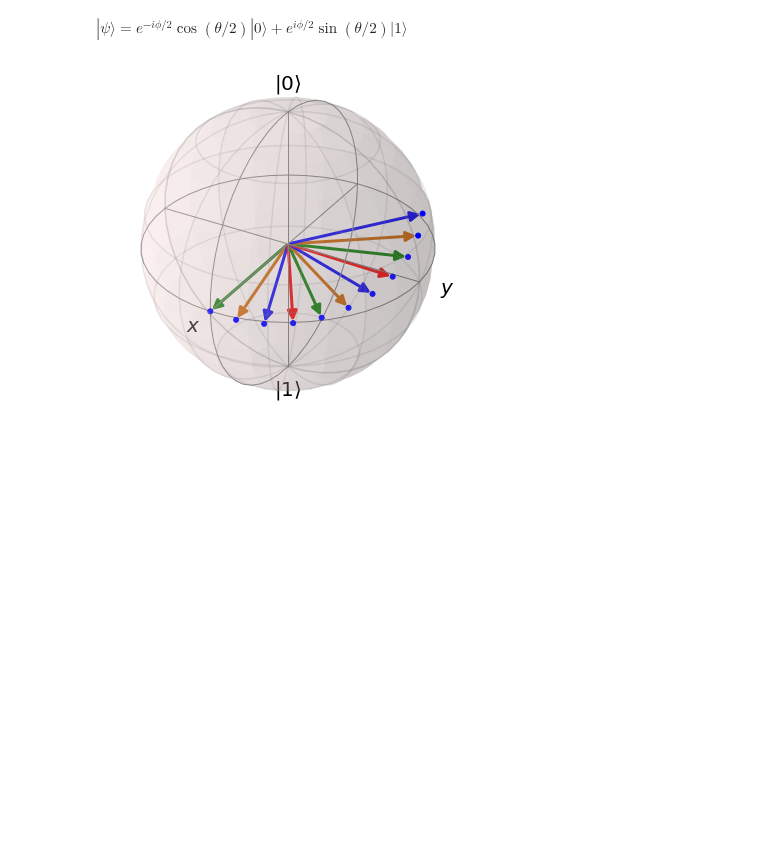
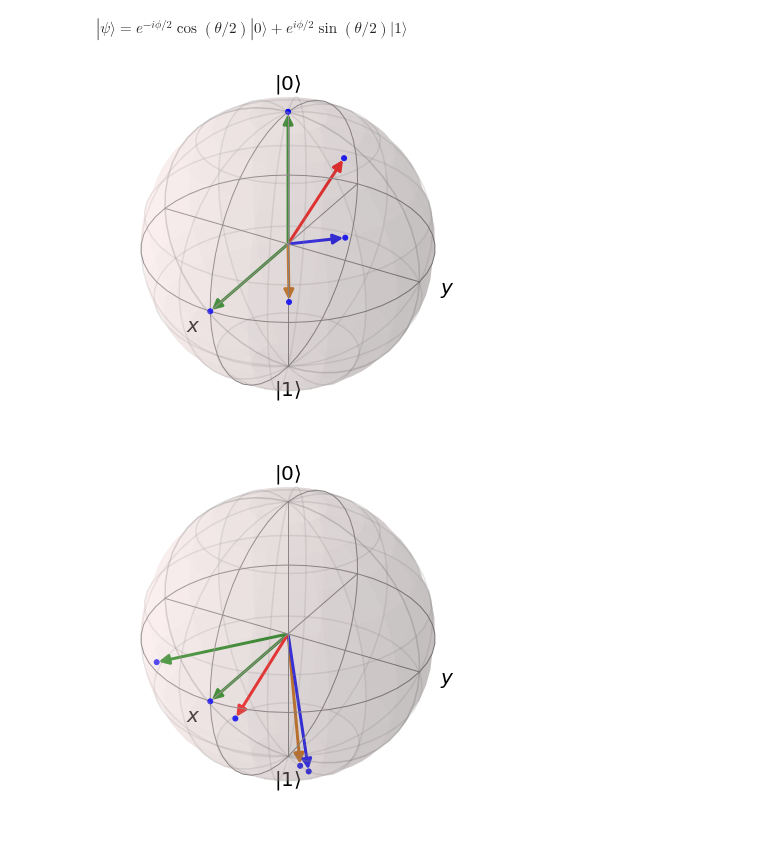
Before and after one commit to Sultanow/quantum, a Jupyter notebook: bloch_sphere/playground.ipynb, the cells around one changed output. Saved outputs shown, nothing was run; the diff lists cells and outputs as text; code cells hidden in the pictures; blank space fills up the shorter version.

```diff
--- a/bloch_sphere/playground.ipynb
+++ b/bloch_sphere/playground.ipynb
@@ -48,32 +63,61 @@ def rn_su2(θ, state, nx, ny, nz):
 # %%
-b = qt.Bloch()
-b.clear()
-b.make_sphere()
+b_so3 = qt.Bloch()
+b_so3.clear()
+b_so3.make_sphere()
+b_su2 = qt.Bloch()
+b_su2.clear()
+b_su2.make_sphere()
 
-states = []
-points = []
+states_so3 = []
+points_so3 = []
+states_su2 = []
+points_su2 = []
 
 alpha = 1/np.sqrt(2)
 beta = 1/np.sqrt(2)
 s = np.array([alpha,beta])
 state = qt.Qobj(s)
-states.append(state)
+states_so3.append(state)
+states_su2.append(state)
 
 Ψ = [complex(alpha, 0), complex(beta, 0)]
 polar = to_spherical(Ψ)
 pnt = to_cartesian(polar)
-points.append(pnt)
+points_so3.append(pnt)
+points_su2.append(pnt)
 
-rotated = state
-for i in range(0,10):
-    rotated = rn_so3(rotated, 0.4, 0.3, 0.2)
-    pnt = [(qt.sigmax()*rotated).tr(), (qt.sigmay()*rotated).tr(), (qt.sigmaz()*rotated).tr()]
-    states.append(rotated)
-    points.append(pnt)
+rotated_so3 = state
+rotated_su2 = state
+for i in range(0,4):
+    rotated_so3 = rn_so3(rotated_so3, np.pi/4, 0, np.pi/4)
+    pnt_so3 = [(qt.sigmax()*rotated_so3).tr(), (qt.sigmay()*rotated_so3).tr(), (qt.sigmaz()*rotated_so3).tr()]
+    states_so3.append(rotated_so3)
+    points_so3.append(pnt_so3)
 
-b.add_states(states)
-np_points = np.array(points)
-b.add_points([np_points[:,0], np_points[:,1], np_points[:,2]])
-b.show()
+    #rotated_su2 = rn_su2(rotated_su2, np.pi/4, 0, 0, 1)
+
+    #um z
+    #rotated_su2 = rn_su2_composed(rotated_su2, 0, 0, -np.pi/8)
+    #um y
+    #rotated_su2 = rn_su2_composed(rotated_su2, 0, np.pi/8, 0)
+    #um z
+    #rotated_su2 = rn_su2_composed(rotated_su2, -np.pi/8, 0, 0)
+
+    rotated_su2 = rn_su2_composed(rotated_su2, 0, 0, -np.pi/4)
+    rotated_su2 = rn_su2_composed(rotated_su2, 0, np.pi/4, 0)
+    pnt_su2 = [(qt.sigmax()*rotated_su2).tr(), (qt.sigmay()*rotated_su2).tr(), (qt.sigmaz()*rotated_su2).tr()]
+    states_su2.append(rotated_su2)
+    points_su2.append(pnt_su2)
+
+b_so3.add_states(states_so3)
+np_points_so3 = np.array(points_so3)
+b_so3.add_points([np_points_so3[:,0], np_points_so3[:,1], np_points_so3[:,2]])
+b_so3.show()
+
+b_su2.add_states(states_su2)
+np_points_su2 = np.array(points_su2)
+b_su2.add_points([np_points_su2[:,0], np_points_su2[:,1], np_points_su2[:,2]])
+b_su2.show()
 # %% [output]
-[figure, old version]
+[figure, new version]
+[figure, added]
```
Also changed, not shown: parts of 2 cells of this notebook, 1 other file.
